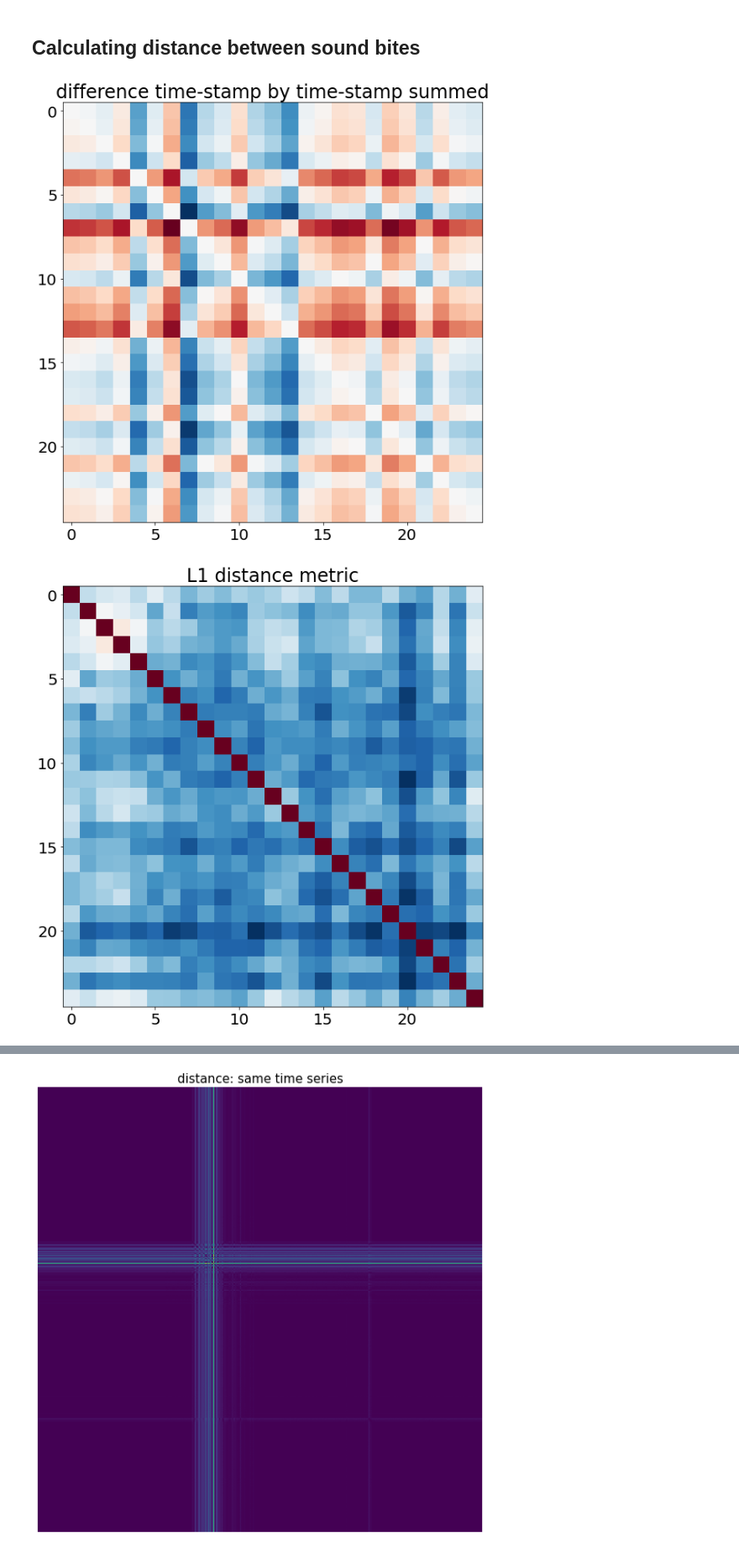
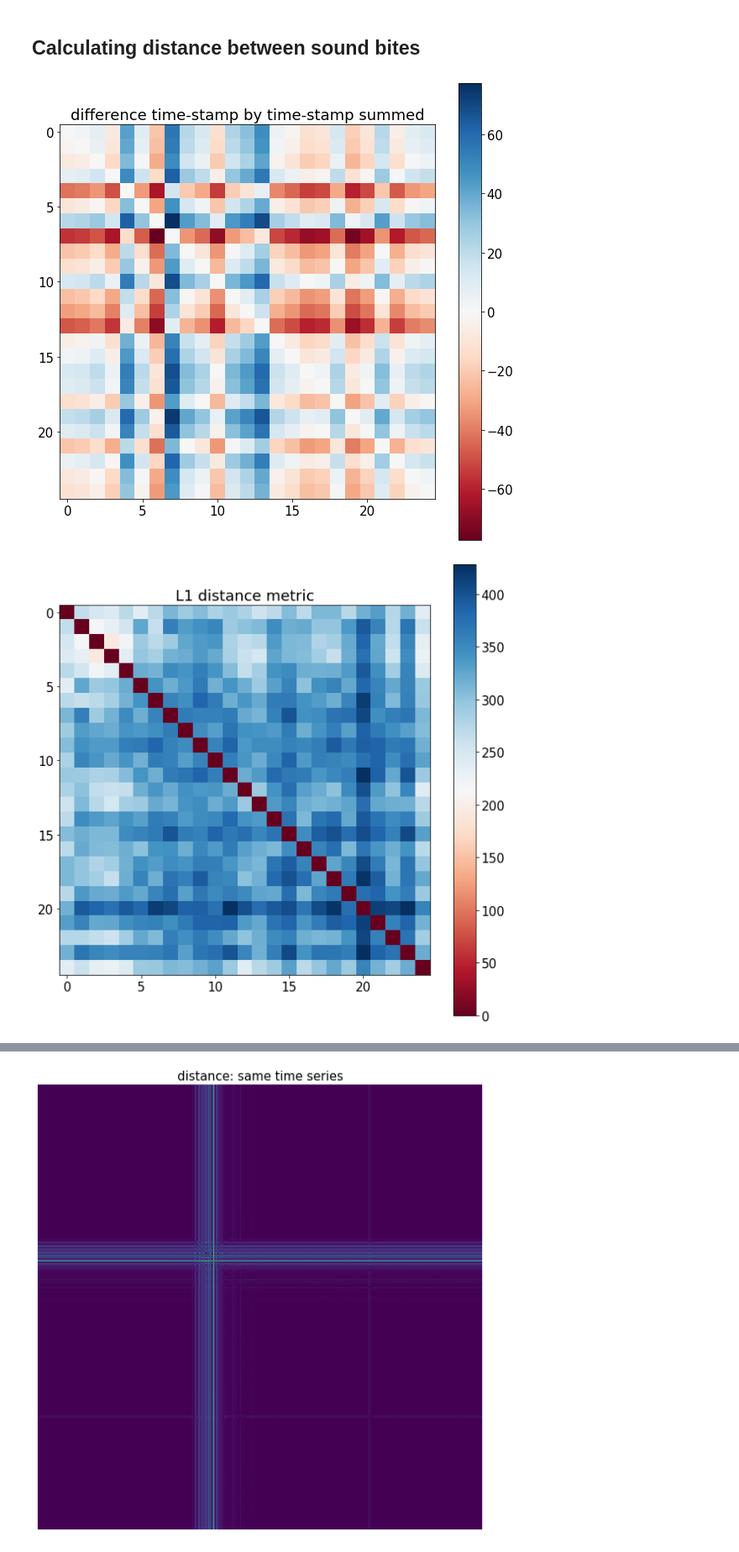
Before and after one commit to RileyWClarke/MLTSA_RCLARKE, a Jupyter notebook: HW7/mltsa_hw7_rclarke.ipynb, the cells around one changed output, grey strips where cells are left out. Shown at 84% size. Cells and saved outputs as stored; diff of their text form; code cells hidden in the pictures.

```diff
--- a/HW7/mltsa_hw7_rclarke.ipynb
+++ b/HW7/mltsa_hw7_rclarke.ipynb
@@ -209,13 +211,14 @@ X.shape, X.std(axis=1)
         1., 1., 1., 1., 1., 1., 1., 1.]))
 # %%
 plt.figure(figsize=(15,10))
-plt.rcParams['font.size'] = 20
-plt.plot(wavfiles[0])
-plt.plot(wavfiles[5])
-plt.plot(wavfiles[10])
-plt.plot(wavfiles[15])
-plt.plot(wavfiles[20])
+plt.rcParams['font.size'] = 15
+plt.plot(wavfiles[0], label='Jarvis')
+plt.plot(wavfiles[5], label='Turn off the lights')
+plt.plot(wavfiles[10], label='Turn on the lights')
+plt.plot(wavfiles[15], label='Turn on the TV')
+plt.plot(wavfiles[20], label='Turn the air temperature')
 plt.xlim(27000, 40000)
 plt.xlabel("time (unknown units)", fontsize=20)
-plt.ylabel("intensity", fontsize=20);
+plt.ylabel("intensity", fontsize=20)
+plt.legend();
 # %% [output]
@@ -223,12 +228,13 @@ plt.ylabel("intensity", fontsize=20);
 # %%
 plt.figure(figsize=(15,10))
-plt.rcParams['font.size'] = 20
-plt.plot(X[0])
-plt.plot(X[5])
-plt.plot(X[10])
-plt.plot(X[15])
-plt.plot(X[20])
+plt.rcParams['font.size'] = 15
+plt.plot(X[0], label='Jarvis')
+plt.plot(X[5], label='Turn off the lights')
+plt.plot(X[10], label='Turn on the lights')
+plt.plot(X[15], label='Turn on the TV')
+plt.plot(X[20], label='Turn the air temperature')
 plt.xlim(2700, 4000)
 plt.xlabel("time (unknown units)", fontsize=20)
-plt.ylabel("normalized intensity", fontsize=20);
+plt.ylabel("normalized intensity", fontsize=20)
+plt.legend();
 # %% [output]
@@ -243,16 +251,18 @@ def l1(a, b):
 # %%
 plt.figure(figsize=(10,10))
 plt.imshow(cdist(X[:,::steps],
                X[:,::steps], metric=naive_distances),
          cmap="RdBu")
 plt.title("difference time-stamp by time-stamp summed")
+plt.colorbar()
 plt.show()
 
 plt.figure(figsize=(10,10))
 plt.imshow(cdist(X[:,::steps],
                X[:,::steps], metric=l1),
          cmap="RdBu")
+plt.colorbar()
 plt.title("L1 distance metric");
 # %% [output]
-[figure, old version]
+[figure, new version]
-[figure, old version]
+[figure, new version]
```
Also changed, not shown: parts of 24 cells of this notebook.
